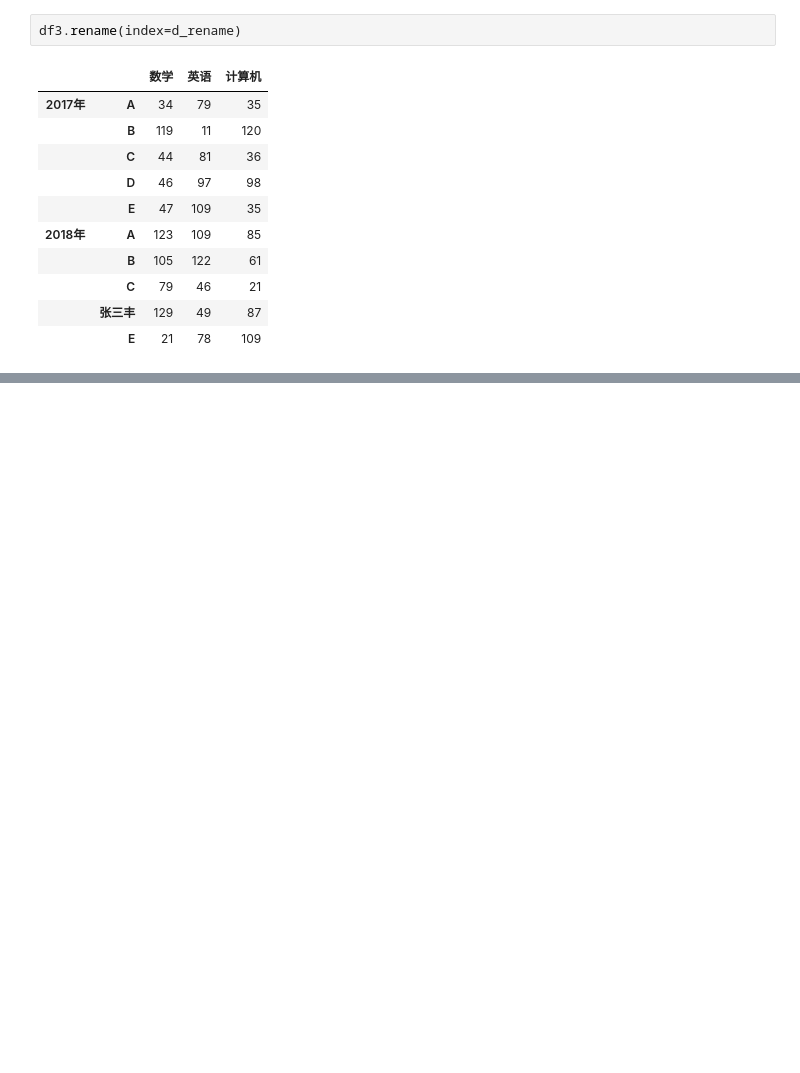
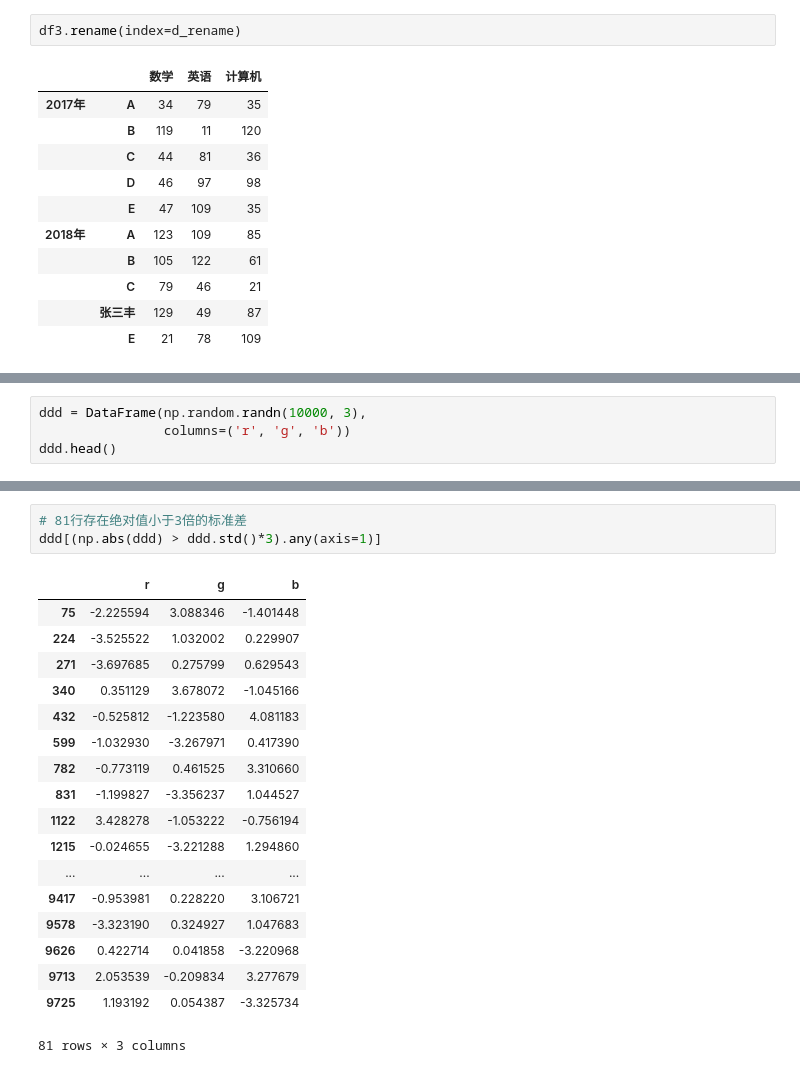
Before and after one commit to disenQF/05data, a Jupyter notebook: day05/Pandas数据处理II.ipynb, the cells around one changed output, grey strips where cells are left out. Drawn from its saved outputs; the diff is of its cells as text; blank space fills up the shorter version.

```diff
--- a/day05/Pandas数据处理II.ipynb
+++ b/day05/Pandas数据处理II.ipynb
@@ -337,0 +423,4 @@ df
+# %%
+ddd = DataFrame(np.random.randn(10000, 3),
+                columns=('r', 'g', 'b'))
+ddd.head()
@@ -337,0 +434,22 @@ df
+# %%
+# 81行存在绝对值小于3倍的标准差
+ddd[(np.abs(ddd) > ddd.std()*3).any(axis=1)]
+# %% [output]
+|  | r | g | b |
+| 75 | -2.225594 | 3.088346 | -1.401448 |
+| 224 | -3.525522 | 1.032002 | 0.229907 |
+| 271 | -3.697685 | 0.275799 | 0.629543 |
+| 340 | 0.351129 | 3.678072 | -1.045166 |
+| 432 | -0.525812 | -1.223580 | 4.081183 |
+| 599 | -1.032930 | -3.267971 | 0.417390 |
+| 782 | -0.773119 | 0.461525 | 3.310660 |
+| 831 | -1.199827 | -3.356237 | 1.044527 |
+| 1122 | 3.428278 | -1.053222 | -0.756194 |
+| 1215 | -0.024655 | -3.221288 | 1.294860 |
+| ... | ... | ... | ... |
+| 9417 | -0.953981 | 0.228220 | 3.106721 |
+| 9578 | -3.323190 | 0.324927 | 1.047683 |
+| 9626 | 0.422714 | 0.041858 | -3.220968 |
+| 9713 | 2.053539 | -0.209834 | 3.277679 |
+| 9725 | 1.193192 | 0.054387 | -3.325734 |
+81 rows × 3 columns
```
Also changed, not shown: parts of 48 cells of this notebook, 2 other files.
